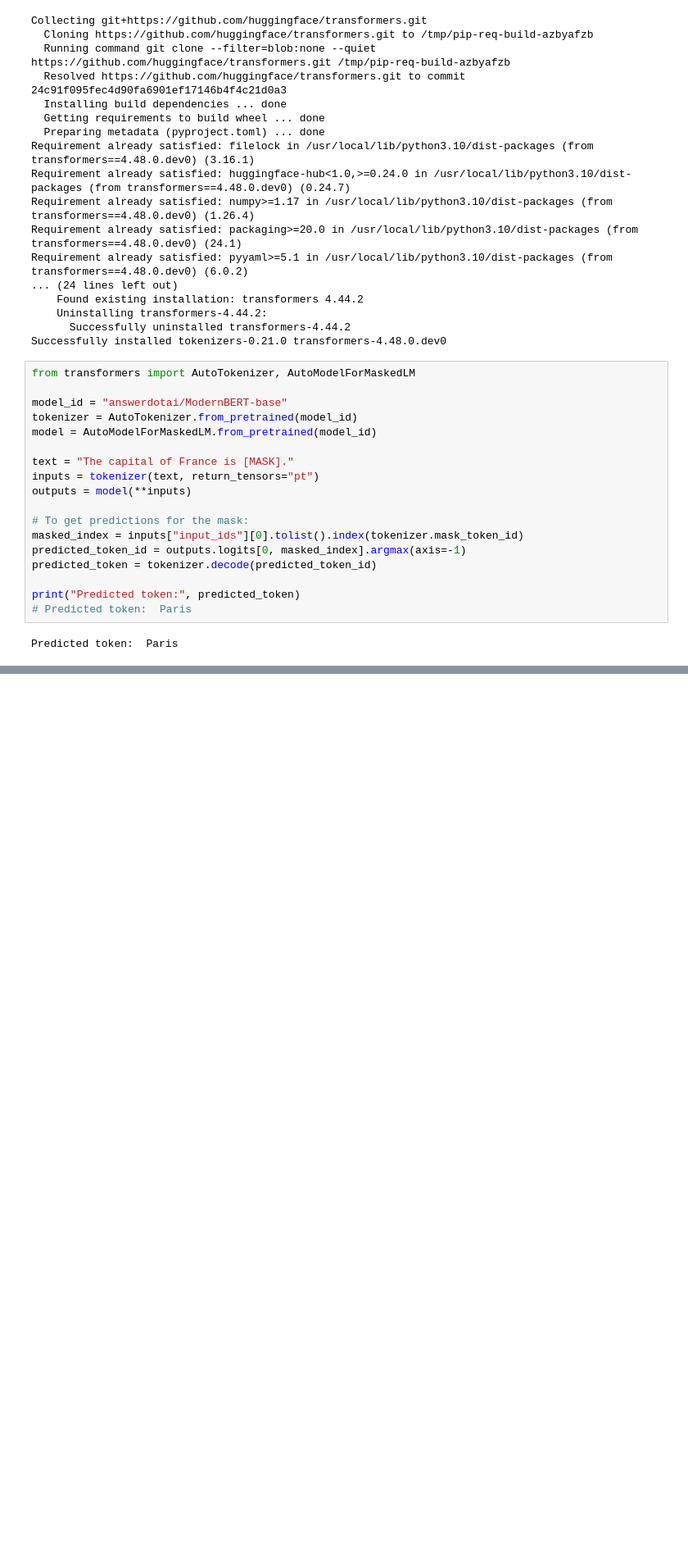
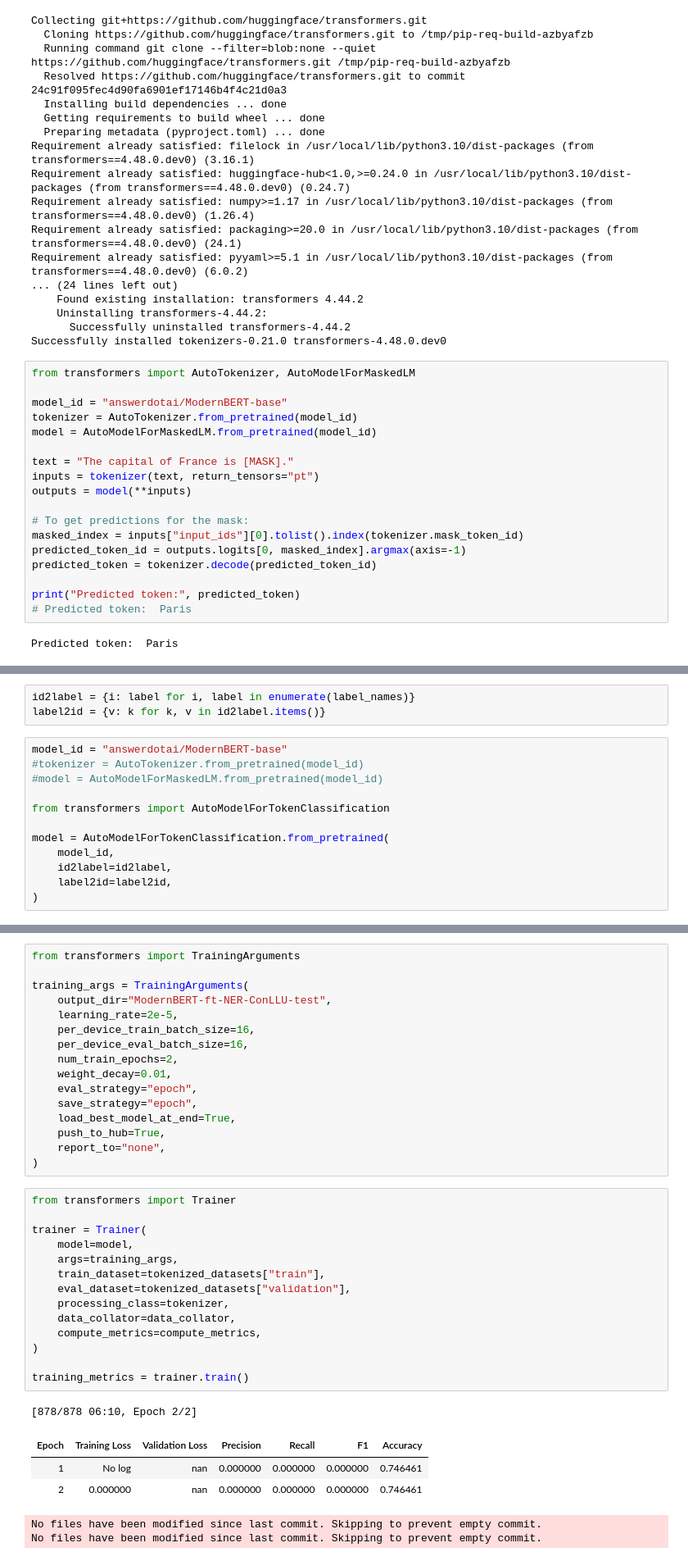
Before and after one commit to benjaminzwhite/kaggle-notebooks, a Jupyter notebook: test-modern-bert.ipynb, the cells around one changed output, grey strips where cells are left out. Shown at 82% size. Drawn from its saved outputs; the diff is of its cells as text; blank space fills up the shorter version.

Commit message:
Kaggle Notebook | early-test-finetune-modernbert-ner-conllu | Version 2

```diff
--- a/test-modern-bert.ipynb
+++ b/test-modern-bert.ipynb
@@ -156,0 +325,15 @@ Predicted token:  Paris
+# %%
+id2label = {i: label for i, label in enumerate(label_names)}
+label2id = {v: k for k, v in id2label.items()}
+# %%
+model_id = "answerdotai/ModernBERT-base"
+#tokenizer = AutoTokenizer.from_pretrained(model_id)
+#model = AutoModelForMaskedLM.from_pretrained(model_id)
+
+from transformers import AutoModelForTokenClassification
+
+model = AutoModelForTokenClassification.from_pretrained(
+    model_id,
+    id2label=id2label,
+    label2id=label2id,
+)
@@ -156,0 +353,37 @@ Predicted token:  Paris
+# %%
+from transformers import TrainingArguments
+
+training_args = TrainingArguments(
+    output_dir="ModernBERT-ft-NER-ConLLU-test",
+    learning_rate=2e-5,
+    per_device_train_batch_size=16,
+    per_device_eval_batch_size=16,
+    num_train_epochs=2,
+    weight_decay=0.01,
+    eval_strategy="epoch",
+    save_strategy="epoch",
+    load_best_model_at_end=True,
+    push_to_hub=True,
+    report_to="none",
+)
+# %%
+from transformers import Trainer
+
+trainer = Trainer(
+    model=model,
+    args=training_args,
+    train_dataset=tokenized_datasets["train"],
+    eval_dataset=tokenized_datasets["validation"],
+    processing_class=tokenizer,
+    data_collator=data_collator,
+    compute_metrics=compute_metrics,
+)
+
+training_metrics = trainer.train()
+# %% [output]
+[878/878 06:10, Epoch 2/2]
+| Epoch | Training Loss | Validation Loss | Precision | Recall | F1 | Accuracy |
+| 1 | No log | nan | 0.000000 | 0.000000 | 0.000000 | 0.746461 |
+| 2 | 0.000000 | nan | 0.000000 | 0.000000 | 0.000000 | 0.746461 |
+No files have been modified since last commit. Skipping to prevent empty commit.
+No files have been modified since last commit. Skipping to prevent empty commit.
```
Also changed, not shown: parts of 36 cells of this notebook.
